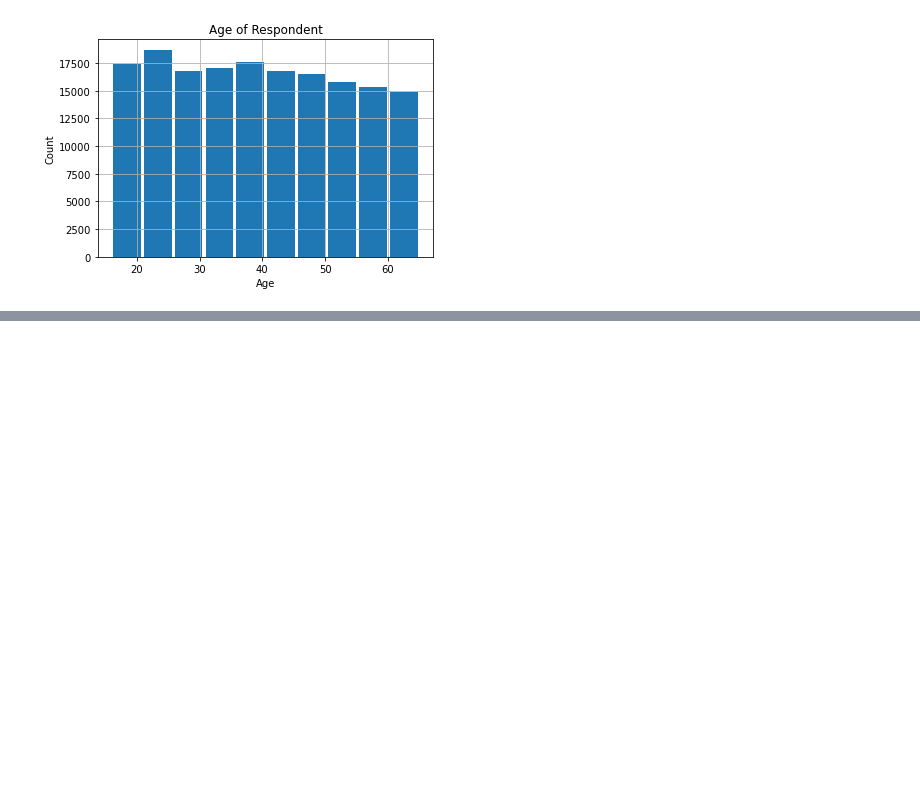
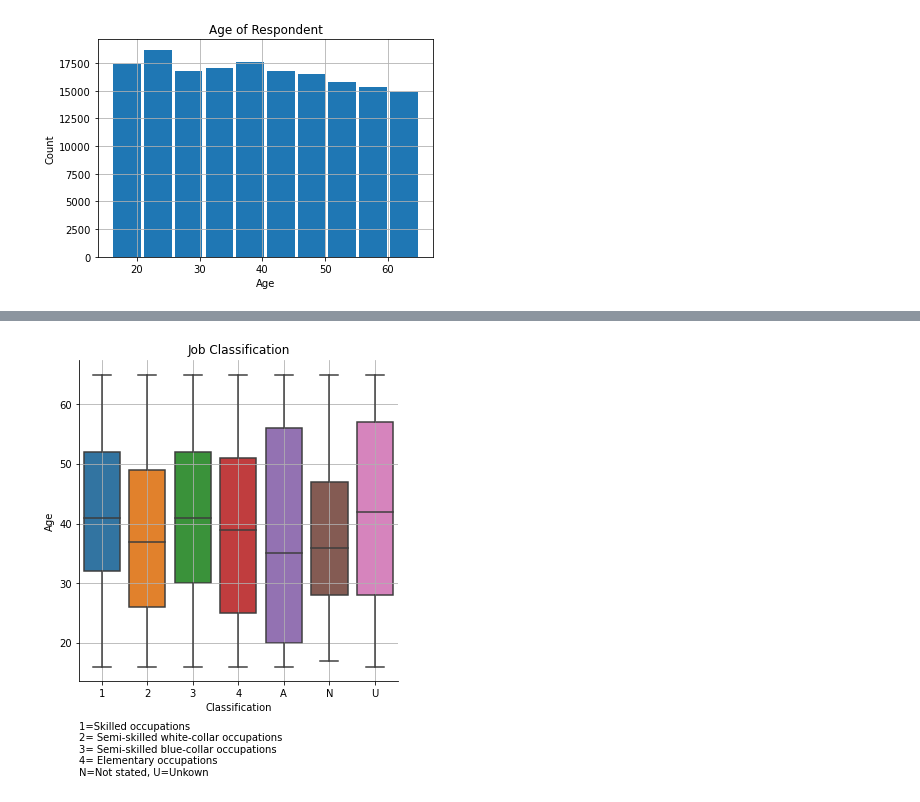
Before and after one commit to srh-gst/ML_term_paper, a Jupyter notebook: Code/3_descriptives.ipynb, the cells around one changed output, grey strips where cells are left out. Drawn from its saved outputs; the diff is of its cells as text; code cells hidden in the pictures; blank space fills up the shorter version.

```diff
--- a/Code/3_descriptives.ipynb
+++ b/Code/3_descriptives.ipynb
@@ -386,0 +383,11 @@ plt.savefig('plots\hist_age.png', bbox_inches='tight')
+# %%
+sns_plot = sns.catplot(x="iscoskil4", y="age_r",kind="box", data=data)
+plt.title('Job Classification')
+plt.grid(axis='both')
+plt.xlabel('Classification')
+plt.ylabel('Age')
+plt.annotate('1=Skilled occupations \n2= Semi-skilled white-collar occupations \n3= Semi-skilled blue-collar occupations \n4= Elementary occupations \nN=Not stated, U=Unkown', (0,0), (0, -40), xycoords='axes fraction', textcoords='offset points', va='top')
+
+sns_plot.savefig("plots/box_age_job_classification.png")
+# %% [output]
+[figure, added]
```
Also changed, not shown: parts of 2 cells of this notebook.
